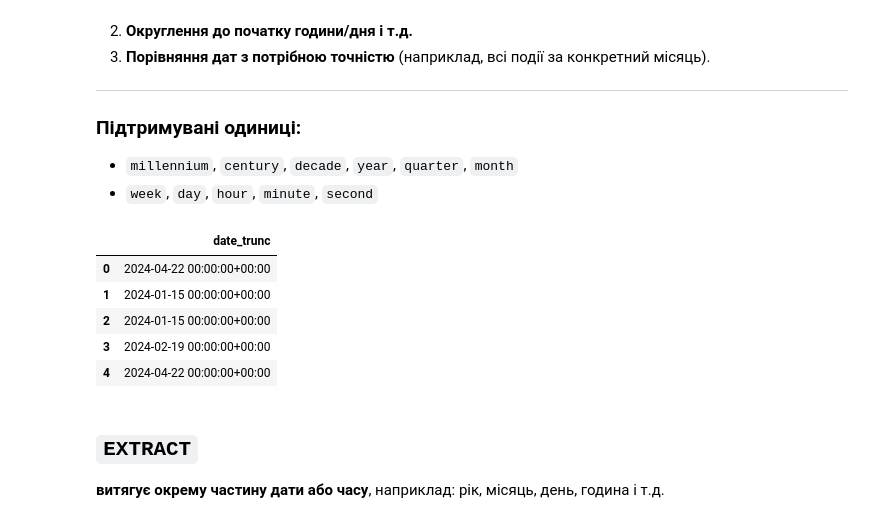
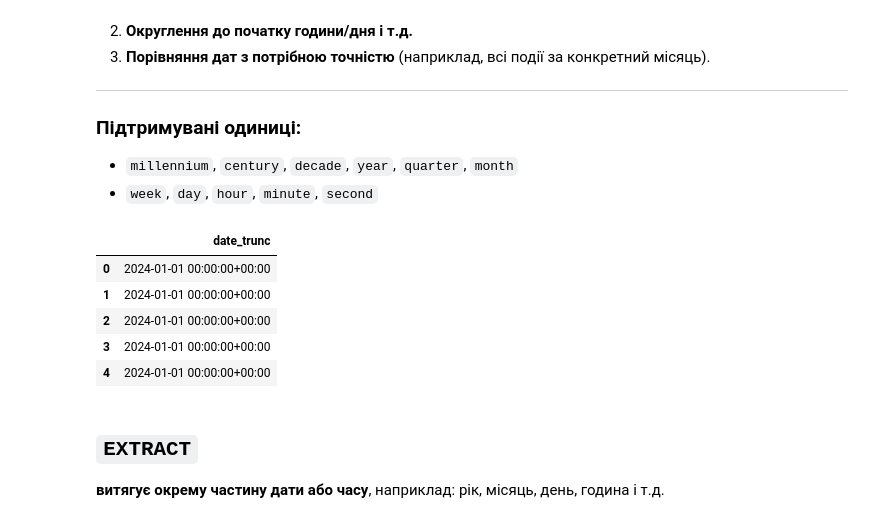
Before and after one commit to cpython-projects/python_da_06_11_25, a Jupyter notebook: lesson_27_part_2.ipynb, the cells around one changed output. Drawn from its saved outputs; the diff is of its cells as text; code cells hidden in the pictures.

```diff
--- a/lesson_27_part_2.ipynb
+++ b/lesson_27_part_2.ipynb
@@ -50,18 +50,18 @@ DATE_TRUNC('одиниця_часу', timestamp)
 * `week`, `day`, `hour`, `minute`, `second`
 # %%
 query = """
-  SELECT DATE_TRUNC('week', first_seen) FROM app_sessions LIMIT 5;
+  SELECT DATE_TRUNC('year', first_seen) FROM app_sessions LIMIT 5;
 """
 
 df = pd.read_sql_query(query, engine)
 df
 # %% [output]
 |  | date_trunc |
-| 0 | 2024-04-22 00:00:00+00:00 |
-| 1 | 2024-01-15 00:00:00+00:00 |
-| 2 | 2024-01-15 00:00:00+00:00 |
-| 3 | 2024-02-19 00:00:00+00:00 |
-| 4 | 2024-04-22 00:00:00+00:00 |
+| 0 | 2024-01-01 00:00:00+00:00 |
+| 1 | 2024-01-01 00:00:00+00:00 |
+| 2 | 2024-01-01 00:00:00+00:00 |
+| 3 | 2024-01-01 00:00:00+00:00 |
+| 4 | 2024-01-01 00:00:00+00:00 |
 # %% [markdown]
 ## `EXTRACT`
 **витягує окрему частину дати або часу**, наприклад: рік, місяць, день, година і т.д.
```
Also changed, not shown: parts of 11 cells of this notebook.
